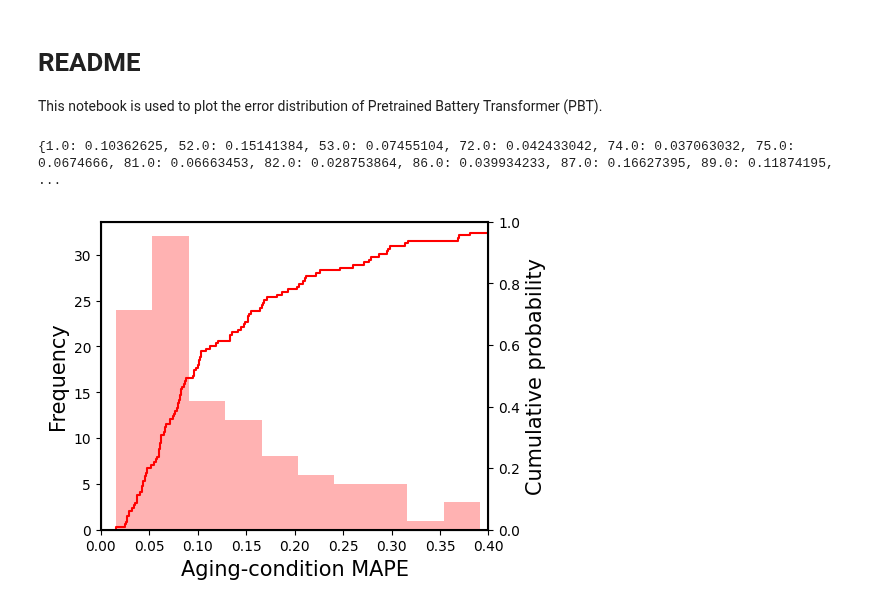
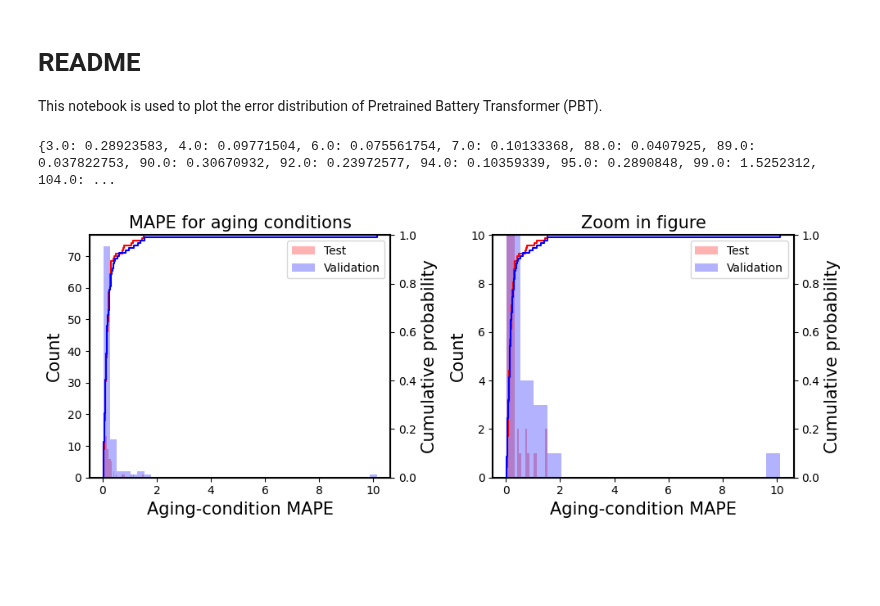
Before and after one commit to Ruifeng-Tan/PBT, a Jupyter notebook: plot_scripts/plot_error_distribution_PBT.ipynb, the cells around one changed output. Saved outputs shown, nothing was run; the diff lists cells and outputs as text; code cells hidden in the pictures; blank space fills up the shorter version.

```diff
--- a/plot_scripts/plot_error_distribution_PBT.ipynb
+++ b/plot_scripts/plot_error_distribution_PBT.ipynb
@@ -60,25 +72,49 @@ unique_ids_2024, res_2024 = domain_average(torch.tensor(seed_2024_res['MIX_large
 # %%
-id_mapes = {}
+test_id_mapes = {}
+eval_id_mapes = {}
+for id in test_unique_ids_42:
+    test_id_mapes[id] = np.mean([test_res_42[test_unique_ids_42==id][0], test_res_2021[test_unique_ids_2021==id][0], test_res_2024[test_unique_ids_2024==id][0]])
+
 for id in unique_ids_42:
-    id_mapes[id] = np.mean([res_42[unique_ids_42==id][0], res_2021[unique_ids_2021==id][0], res_2024[unique_ids_2024==id][0]])
+    eval_id_mapes[id] = np.mean([res_42[unique_ids_42==id][0], res_2021[unique_ids_2021==id][0], res_2024[unique_ids_2024==id][0]])
 
-print(id_mapes)
+print(test_id_mapes)
 # %% [output]
-{1.0: 0.10362625, 52.0: 0.15141384, 53.0: 0.07455104, 72.0: 0.042433042, 74.0: 0.037063032, 75.0: 0.0674666, 81.0: 0.06663453, 82.0: 0.028753864, 86.0: 0.039934233, 87.0: 0.16627395, 89.0: 0.11874195, ...
+{3.0: 0.28923583, 4.0: 0.09771504, 6.0: 0.075561754, 7.0: 0.10133368, 88.0: 0.0407925, 89.0: 0.037822753, 90.0: 0.30670932, 92.0: 0.23972577, 94.0: 0.10359339, 95.0: 0.2890848, 99.0: 1.5252312, 104.0: ...
 # %%
 %matplotlib inline
 # %%
-plt_mapes = list(id_mapes.values())
+plt_mapes = list(test_id_mapes.values())
+eval_plt_mapes = list(eval_id_mapes.values())
 # plt_mapes = [i for i in plt_mapes if i <=0.4]
-fig = plt.figure(figsize=(5, 4))
-plt.hist(plt_mapes, bins=40, color='red', alpha=0.3)
-plt.ylabel('Frequency', fontsize=15)
+fig = plt.figure(figsize=(10, 4))
+plt.subplot(1,2,1)
+plt.hist(plt_mapes, bins=40, color='red', alpha=0.3, label='Test')
+plt.hist(eval_plt_mapes, bins=40, color='blue', alpha=0.3, label='Validation')
+plt.legend()
+plt.ylabel('Count', fontsize=15)
 plt.xlabel('Aging-condition MAPE', fontsize=15)
+plt.title('MAPE for aging conditions', fontsize=15)
 ax = plt.gca().twinx()
 ax.ecdf(plt_mapes, color='red')
+ax.ecdf(eval_plt_mapes, color='blue')
 set_ax_linewidth(plt.gca())
 ax.set_ylabel('Cumulative probability', fontsize=15)
-plt.xlim(0,0.4)
+# plt.xlim(0,0.4)
+plt.subplot(1,2,2)
+plt.hist(plt_mapes, bins=20, color='red', alpha=0.3, label='Test')
+plt.hist(eval_plt_mapes, bins=20, color='blue', alpha=0.3, label='Validation')
+plt.legend()
+plt.ylabel('Count', fontsize=15)
+plt.xlabel('Aging-condition MAPE', fontsize=15)
+plt.ylim(0,10)
+plt.title('Zoom in figure', fontsize=15)
+ax = plt.gca().twinx()
+ax.ecdf(plt_mapes, color='red')
+ax.ecdf(eval_plt_mapes, color='blue')
+set_ax_linewidth(plt.gca())
+ax.set_ylabel('Cumulative probability', fontsize=15)
+fig.tight_layout()
 plt.show()
 # %% [output]
-[figure, old version]
+[figure, new version]
```
Also changed, not shown: parts of 2 cells of this notebook, 13 other files.
